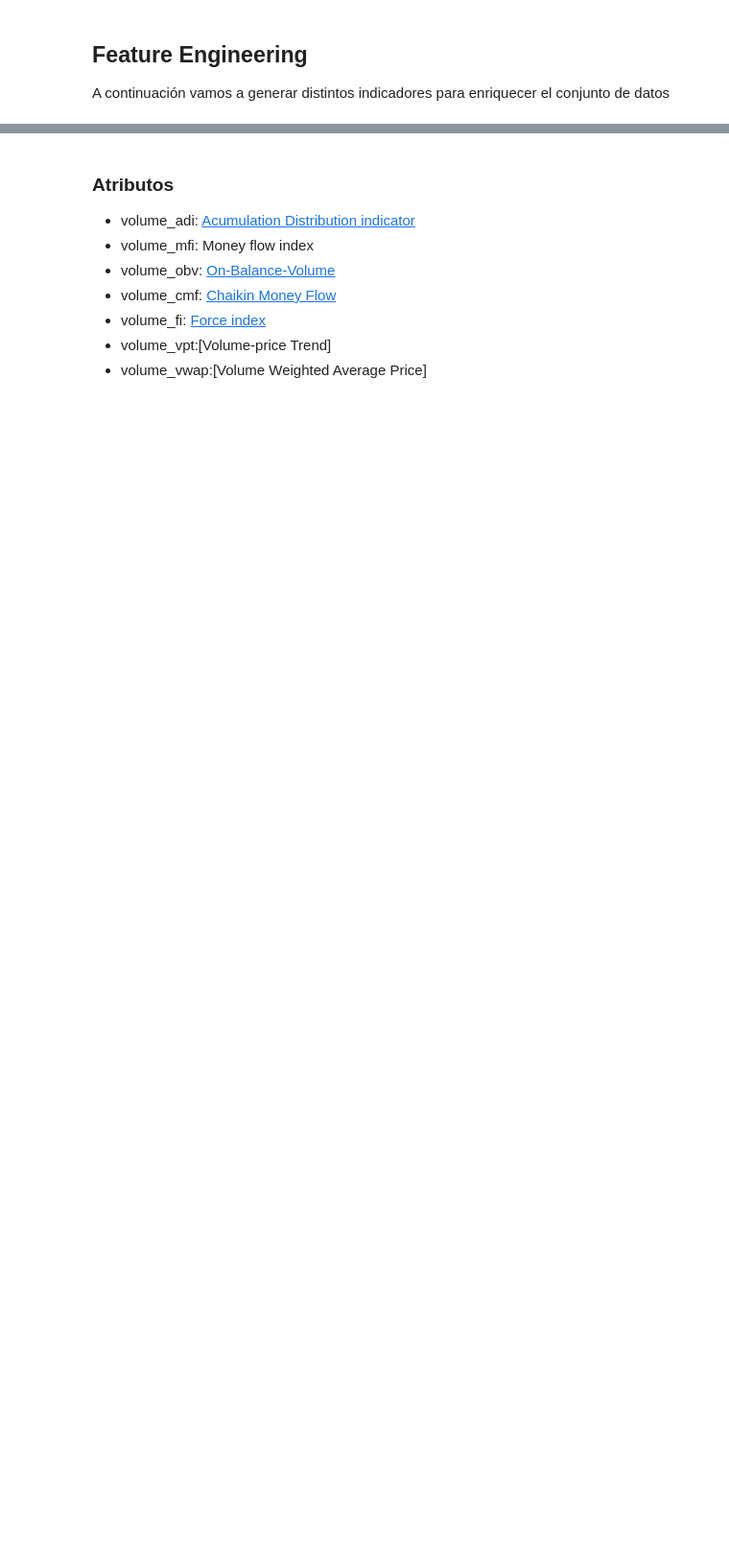
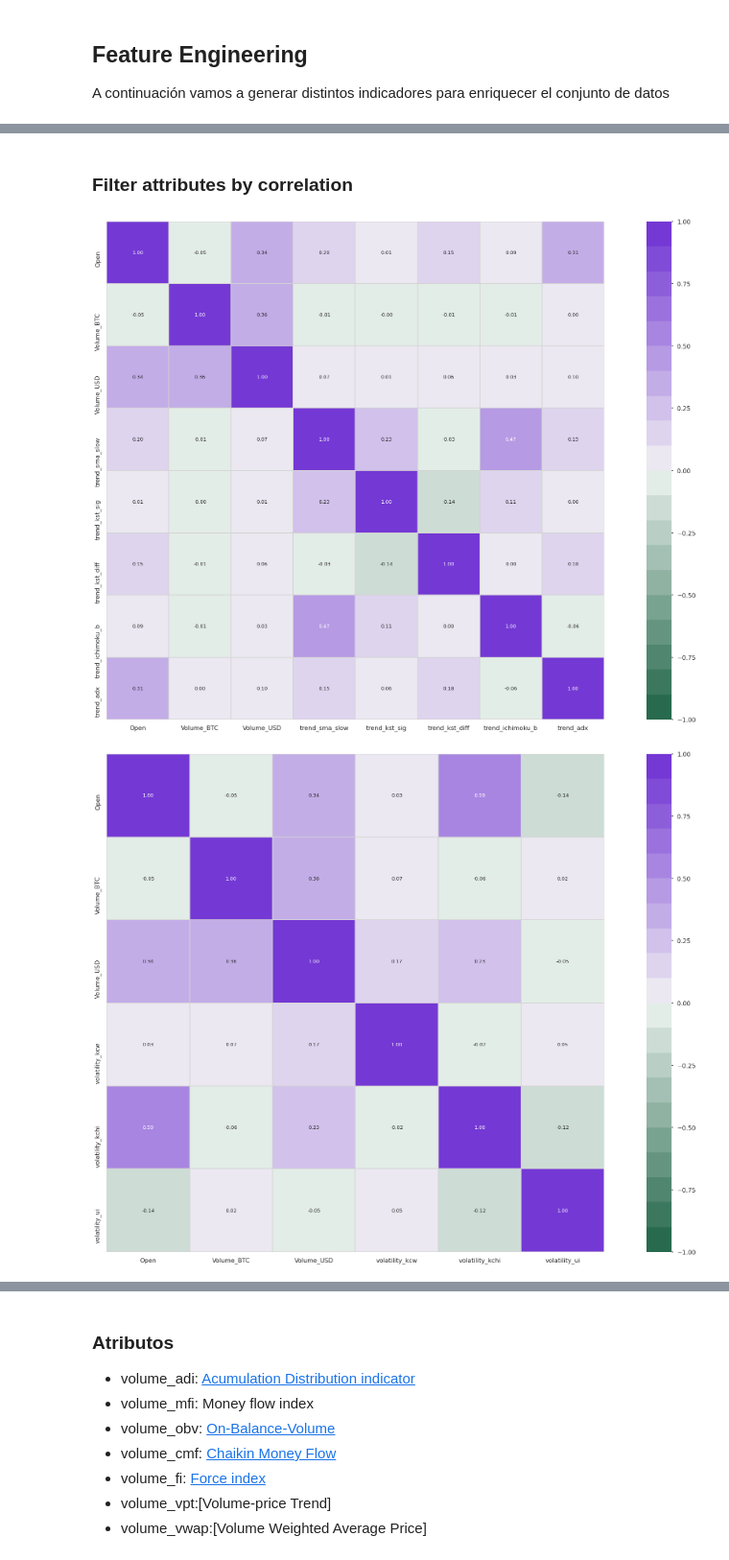
Before and after one commit to ZarthaxX/aa-tp-crypto, a Jupyter notebook: Untitled.ipynb, the cells around one changed output, grey strips where cells are left out. Shown at 96% size. Cells and saved outputs as stored; diff of their text form; code cells hidden in the pictures; blank space fills up the shorter version.

```diff
--- a/Untitled.ipynb
+++ b/Untitled.ipynb
@@ -314,0 +408,39 @@ df = add_all_ta_features(
+# %% [markdown]
+### Filter attributes by correlation
+# %%
+no_corr_att = [
+    'Timestamp',
+    'Open',
+    'Volume_BTC',
+    'Volume_USD',
+    'volume_adi',
+    'volume_cmf',
+    'volume_fi',
+    'volume_vpt',
+    'volume_vwap',
+    'volatility_kcw',
+    'volatility_kchi',
+    'volatility_ui',
+    'trend_sma_slow',
+    'trend_kst_sig',
+    'trend_kst_diff',
+    'trend_ichimoku_b',
+    'trend_adx',
+    'momentum_stoch_signal',
+    'others_dr'
+]
+# %%
+df_corr = df[no_corr_att]
+# %%
+df_corr_trend = df_corr.loc[:,list(map(lambda x : ('trend' in x) or (x in original_att), no_corr_att))]
+df_corr_volatility = df_corr.loc[:,list(map(lambda x : ('volatility' in x) or (x in original_att), no_corr_att))]
+df_corr_volume = df_corr.loc[:,list(map(lambda x : ('volume' in x) or (x in original_att), no_corr_att))]
+df_corr_momentum = df_corr.loc[:,list(map(lambda x : ('momentum' in x) or (x in original_att), no_corr_att))]
+# %%
+correlationMatrix(df_corr_trend, (40,24))
+correlationMatrix(df_corr_volatility, (40,24))
+correlationMatrix(df_corr_volume, (40,24))
+correlationMatrix(df_corr_momentum, (40,24))
+# %% [output]
+[figure, added]
+[figure, added]
```
Also changed, not shown: parts of 12 cells of this notebook, 4 other files.
